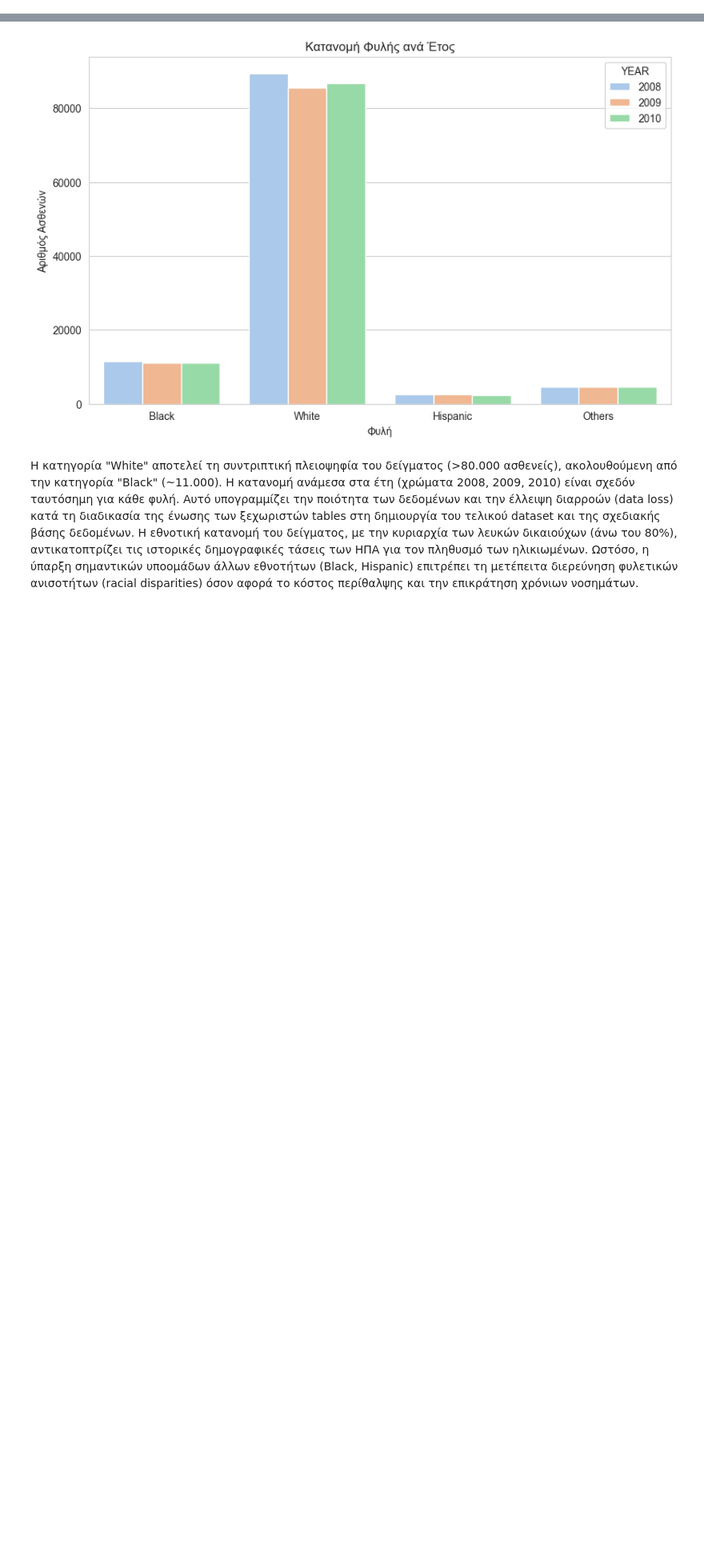
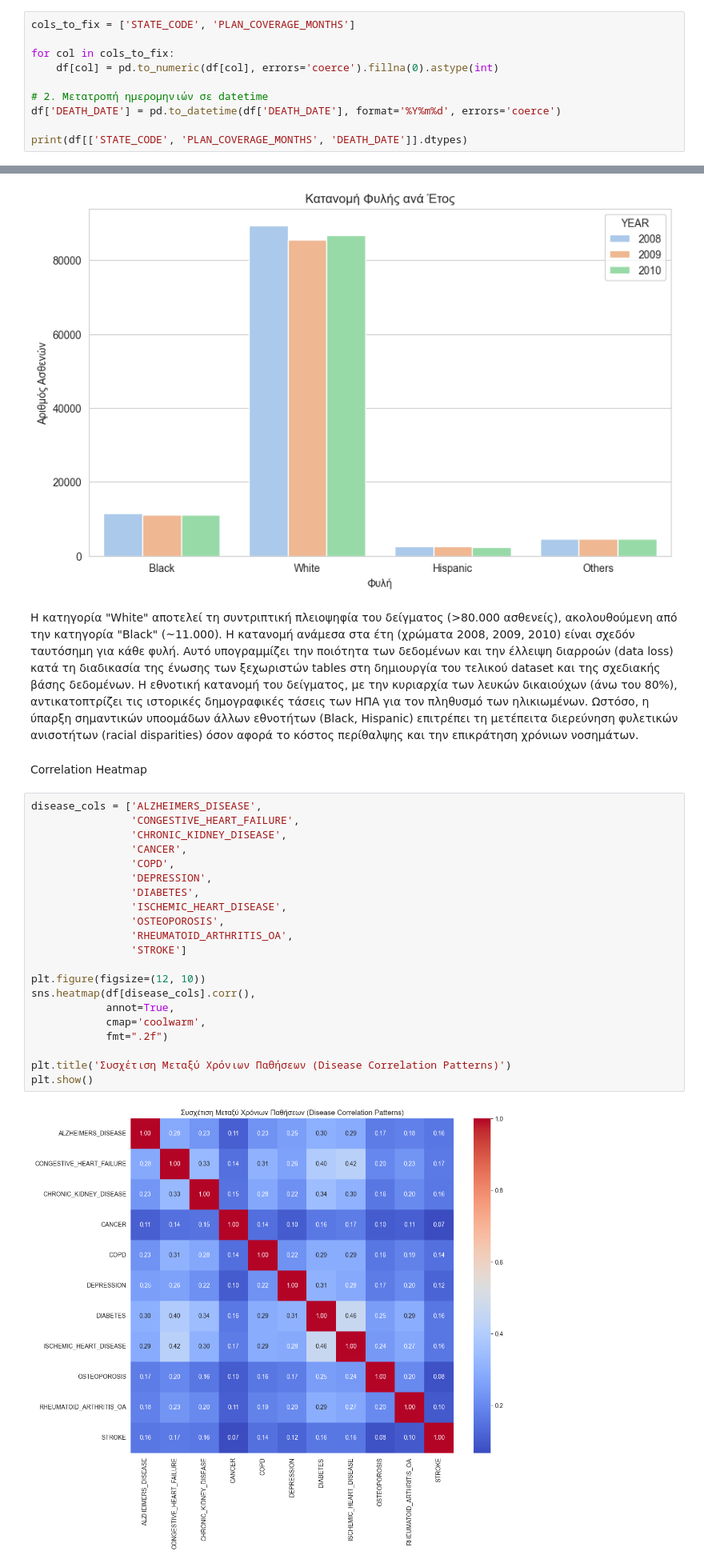
Before and after one commit to ClassiKaL1/medicare-data-mining, a Jupyter notebook: notebooks/Exploratory_Data_Analysis_and_Trends_2008_2010.ipynb, the cells around one changed output, grey strips where cells are left out. Shown at 80% size. Cells and saved outputs as stored; diff of their text form; blank space fills up the shorter version.

```diff
--- a/notebooks/Exploratory_Data_Analysis_and_Trends_2008_2010.ipynb
+++ b/notebooks/Exploratory_Data_Analysis_and_Trends_2008_2010.ipynb
@@ -89,0 +93,10 @@ memory usage: 65.2 MB
+# %%
+cols_to_fix = ['STATE_CODE', 'PLAN_COVERAGE_MONTHS']
+
+for col in cols_to_fix:
+    df[col] = pd.to_numeric(df[col], errors='coerce').fillna(0).astype(int)
+
+# 2. Μετατροπή ημερομηνιών σε datetime
+df['DEATH_DATE'] = pd.to_datetime(df['DEATH_DATE'], format='%Y%m%d', errors='coerce')
+
+print(df[['STATE_CODE', 'PLAN_COVERAGE_MONTHS', 'DEATH_DATE']].dtypes)
@@ -241,3 +284,28 @@ plt.show()
 Η κατηγορία "White" αποτελεί τη συντριπτική πλειοψηφία του δείγματος (>80.000 ασθενείς), ακολουθούμενη από την κατηγορία "Black" (~11.000).
 Η κατανομή ανάμεσα στα έτη (χρώματα 2008, 2009, 2010) είναι σχεδόν ταυτόσημη για κάθε φυλή. Αυτό υπογραμμίζει την ποιότητα των δεδομένων και την έλλειψη διαρροών (data loss) κατά τη διαδικασία της ένωσης των ξεχωριστών tables στη δημιουργία του τελικού dataset και της σχεδιακής βάσης δεδομένων.
 Η εθνοτική κατανομή του δείγματος, με την κυριαρχία των λευκών δικαιούχων (άνω του 80%), αντικατοπτρίζει τις ιστορικές δημογραφικές τάσεις των ΗΠΑ για τον πληθυσμό των ηλικιωμένων. Ωστόσο, η ύπαρξη σημαντικών υποομάδων άλλων εθνοτήτων (Black, Hispanic) επιτρέπει τη μετέπειτα διερεύνηση φυλετικών ανισοτήτων (racial disparities) όσον αφορά το κόστος περίθαλψης και την επικράτηση χρόνιων νοσημάτων.
+# %% [markdown]
+Correlation Heatmap
+# %%
+disease_cols = ['ALZHEIMERS_DISEASE',
+                'CONGESTIVE_HEART_FAILURE',
+                'CHRONIC_KIDNEY_DISEASE',
+                'CANCER',
+                'COPD',
+                'DEPRESSION',
+                'DIABETES',
+                'ISCHEMIC_HEART_DISEASE',
+                'OSTEOPOROSIS',
+                'RHEUMATOID_ARTHRITIS_OA',
+                'STROKE']
+
+plt.figure(figsize=(12, 10))
+sns.heatmap(df[disease_cols].corr(),
+            annot=True,
+            cmap='coolwarm',
+            fmt=".2f")
+
+plt.title('Συσχέτιση Μεταξύ Χρόνιων Παθήσεων (Disease Correlation Patterns)')
+plt.show()
+# %% [output]
+[figure, added]
```
Also changed, not shown: parts of 19 cells of this notebook.
